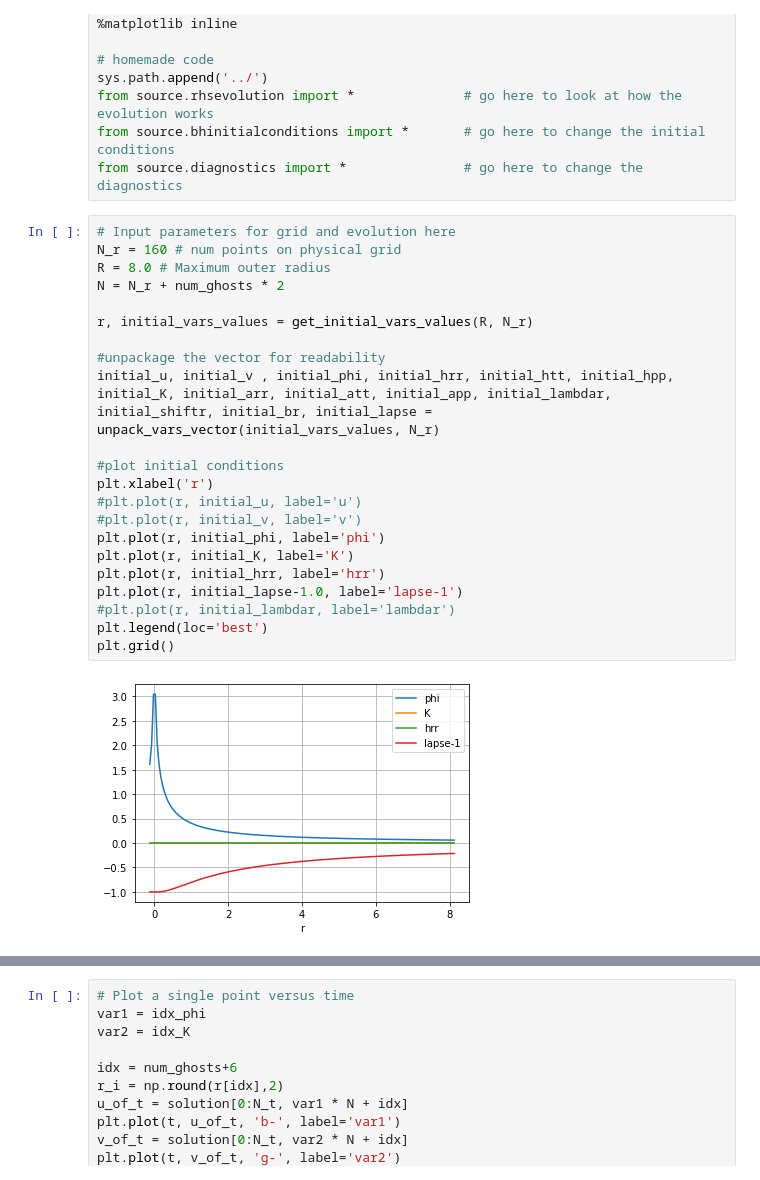
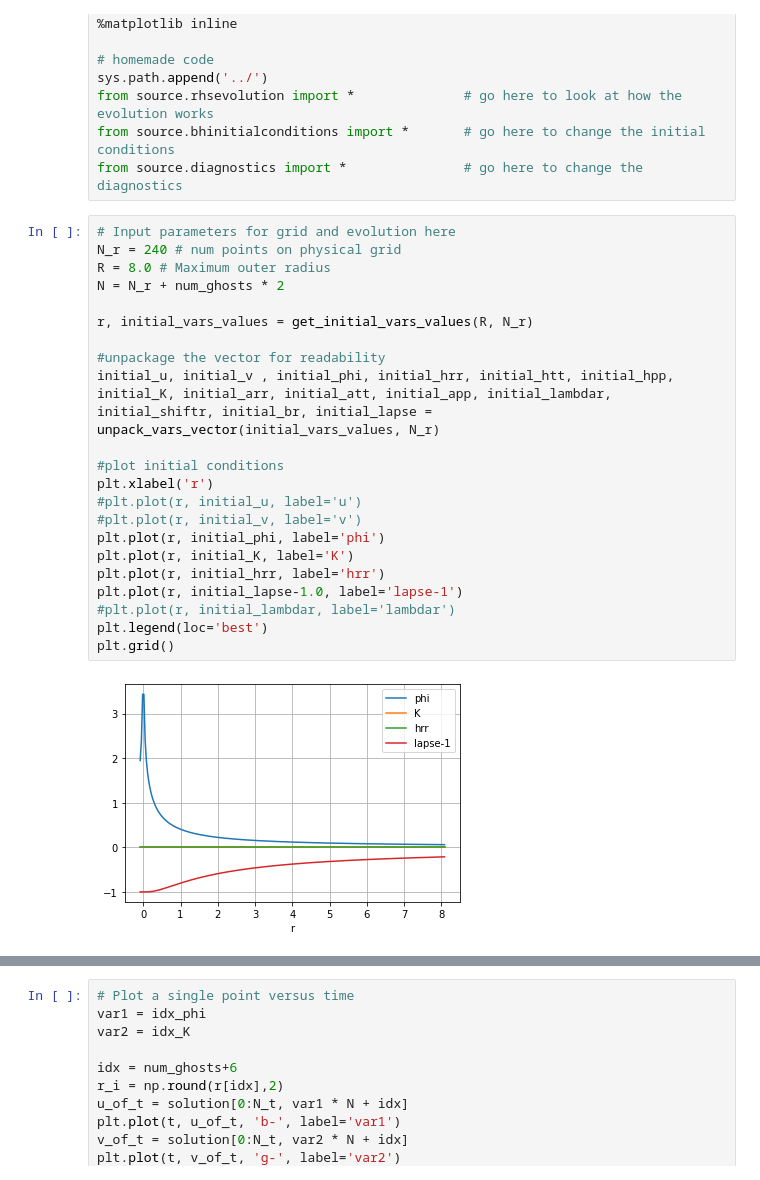
Before and after one commit to GRTLCollaboration/engrenage, a Jupyter notebook: examples/BHEvolution.ipynb, the cells around one changed output, grey strips where cells are left out. Cells and saved outputs as stored; diff of their text form.

```diff
--- a/examples/BHEvolution.ipynb
+++ b/examples/BHEvolution.ipynb
@@ -28,28 +28,28 @@ from source.bhinitialconditions import *       # go here to change the initial c
 from source.diagnostics import *               # go here to change the diagnostics
 # %%
 # Input parameters for grid and evolution here
-N_r = 160 # num points on physical grid
+N_r = 240 # num points on physical grid
 R = 8.0 # Maximum outer radius
 N = N_r + num_ghosts * 2
 
 r, initial_vars_values = get_initial_vars_values(R, N_r)
 
 #unpackage the vector for readability
 initial_u, initial_v , initial_phi, initial_hrr, initial_htt, initial_hpp, initial_K, initial_arr, initial_att, initial_app, initial_lambdar, initial_shiftr, initial_br, initial_lapse = unpack_vars_vector(initial_vars_values, N_r)
 
 #plot initial conditions
 plt.xlabel('r')
 #plt.plot(r, initial_u, label='u')
 #plt.plot(r, initial_v, label='v')
 plt.plot(r, initial_phi, label='phi')
 plt.plot(r, initial_K, label='K')
 plt.plot(r, initial_hrr, label='hrr')
 plt.plot(r, initial_lapse-1.0, label='lapse-1')
 #plt.plot(r, initial_lambdar, label='lambdar')
 plt.legend(loc='best')
 plt.grid()
 # %% [output]
-[figure, old version]
+[figure, new version]
 # %%
 # check the Hamiltonian constraint initially satisfied
 r, Ham = get_diagnostics(initial_vars_values, np.array([0]), R, N_r)
```
Also changed, not shown: parts of 2 cells of this notebook, 9 other files.
